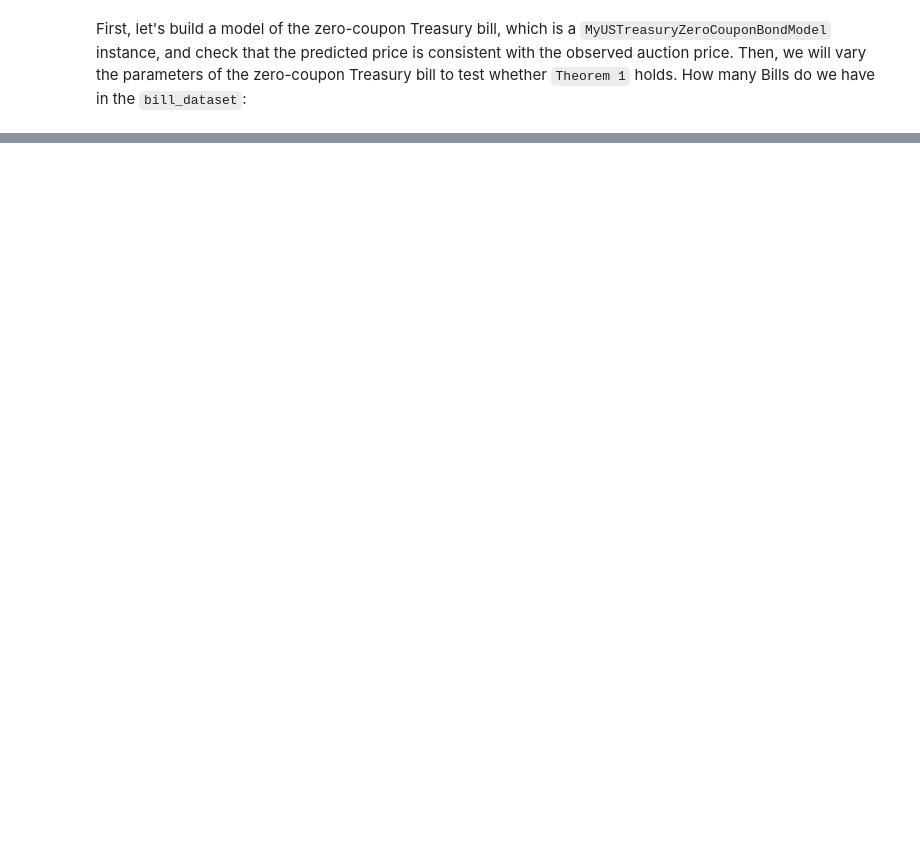
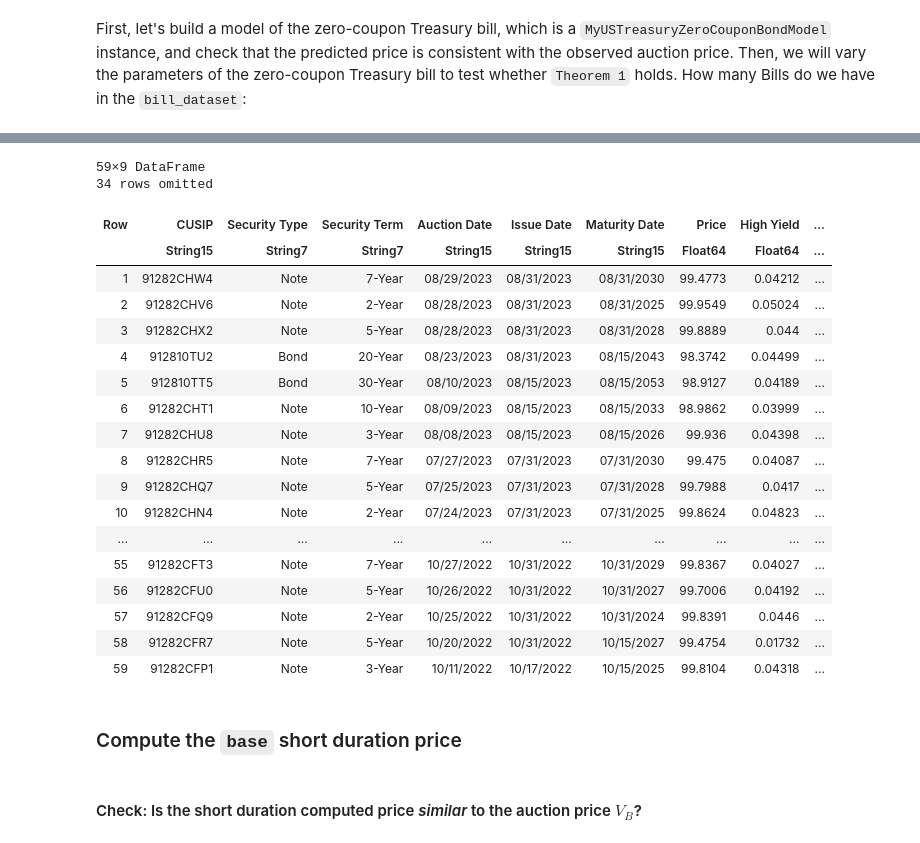
Before and after one commit to varnerlab/CHEME-5660-Labs-F23, a Jupyter notebook: CHEME-5660-L5b-FixedIncomeRisk.ipynb, the cells around one changed output, grey strips where cells are left out. Cells and saved outputs as stored; diff of their text form; code cells hidden in the pictures; blank space fills up the shorter version.

```diff
--- a/CHEME-5660-L5b-FixedIncomeRisk.ipynb
+++ b/CHEME-5660-L5b-FixedIncomeRisk.ipynb
@@ -55,0 +154,23 @@ random_bill_index = 10; # 1 -> number_of_bills
+# %%
+notes_bonds_dataset
+# %% [output]
+59×9 DataFrame
+34 rows omitted
+| Row | CUSIP | Security Type | Security Term | Auction Date | Issue Date | Maturity Date | Price | High Yield | ... |
+|  | String15 | String7 | String7 | String15 | String15 | String15 | Float64 | Float64 | ... |
+| 1 | 91282CHW4 | Note | 7-Year | 08/29/2023 | 08/31/2023 | 08/31/2030 | 99.4773 | 0.04212 | ... |
+| 2 | 91282CHV6 | Note | 2-Year | 08/28/2023 | 08/31/2023 | 08/31/2025 | 99.9549 | 0.05024 | ... |
+| 3 | 91282CHX2 | Note | 5-Year | 08/28/2023 | 08/31/2023 | 08/31/2028 | 99.8889 | 0.044 | ... |
+| 4 | 912810TU2 | Bond | 20-Year | 08/23/2023 | 08/31/2023 | 08/15/2043 | 98.3742 | 0.04499 | ... |
+| 5 | 912810TT5 | Bond | 30-Year | 08/10/2023 | 08/15/2023 | 08/15/2053 | 98.9127 | 0.04189 | ... |
+| 6 | 91282CHT1 | Note | 10-Year | 08/09/2023 | 08/15/2023 | 08/15/2033 | 98.9862 | 0.03999 | ... |
+| 7 | 91282CHU8 | Note | 3-Year | 08/08/2023 | 08/15/2023 | 08/15/2026 | 99.936 | 0.04398 | ... |
+| 8 | 91282CHR5 | Note | 7-Year | 07/27/2023 | 07/31/2023 | 07/31/2030 | 99.475 | 0.04087 | ... |
+| 9 | 91282CHQ7 | Note | 5-Year | 07/25/2023 | 07/31/2023 | 07/31/2028 | 99.7988 | 0.0417 | ... |
+| 10 | 91282CHN4 | Note | 2-Year | 07/24/2023 | 07/31/2023 | 07/31/2025 | 99.8624 | 0.04823 | ... |
+| ... | ... | ... | ... | ... | ... | ... | ... | ... | ... |
+| 55 | 91282CFT3 | Note | 7-Year | 10/27/2022 | 10/31/2022 | 10/31/2029 | 99.8367 | 0.04027 | ... |
+| 56 | 91282CFU0 | Note | 5-Year | 10/26/2022 | 10/31/2022 | 10/31/2027 | 99.7006 | 0.04192 | ... |
+| 57 | 91282CFQ9 | Note | 2-Year | 10/25/2022 | 10/31/2022 | 10/31/2024 | 99.8391 | 0.0446 | ... |
+| 58 | 91282CFR7 | Note | 5-Year | 10/20/2022 | 10/31/2022 | 10/15/2027 | 99.4754 | 0.01732 | ... |
+| 59 | 91282CFP1 | Note | 3-Year | 10/11/2022 | 10/17/2022 | 10/15/2025 | 99.8104 | 0.04318 | ... |
@@ -55,0 +180,2 @@ random_bill_index = 10; # 1 -> number_of_bills
+# %% [markdown]
+### Compute the `base` short duration price
@@ -55,0 +189,2 @@ random_bill_index = 10; # 1 -> number_of_bills
+# %% [markdown]
+#### Check: Is the short duration computed price _similar_ to the auction price $V_{B}$?
```
Also changed, not shown: parts of 35 cells of this notebook.
